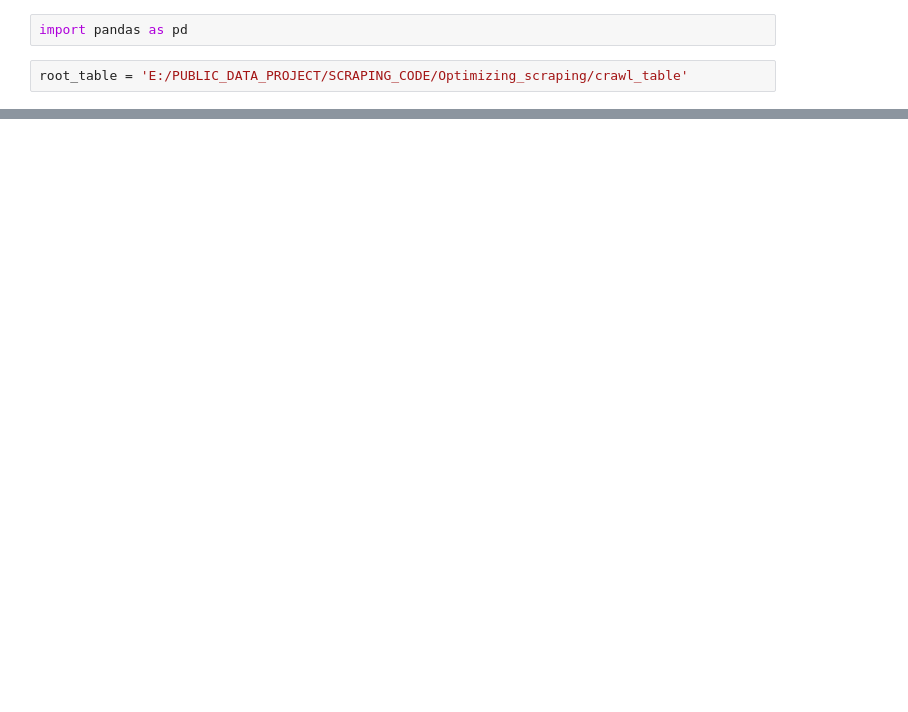
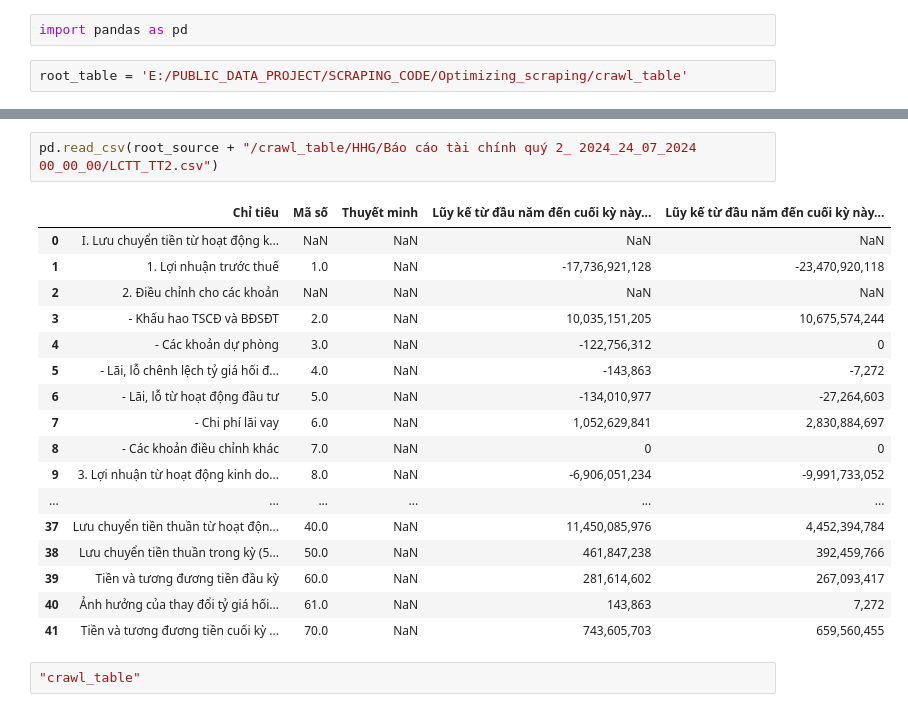
Before and after one commit to giangchicken/SSC_SCRAPING, a Jupyter notebook: crosscheck_Ha/testcase.ipynb, the cells around one changed output, grey strips where cells are left out. Drawn from its saved outputs; the diff is of its cells as text; blank space fills up the shorter version.

```diff
--- a/crosscheck_Ha/testcase.ipynb
+++ b/crosscheck_Ha/testcase.ipynb
@@ -100,0 +139,22 @@ def map_source(df_before, df_after):
+# %%
+pd.read_csv(root_source + "/crawl_table/HHG/Báo cáo tài chính quý 2_ 2024_24_07_2024 00_00_00/LCTT_TT2.csv")
+# %% [output]
+|  | Chỉ tiêu | Mã số | Thuyết minh | Lũy kế từ đầu năm đến cuối kỳ này... | Lũy kế từ đầu năm đến cuối kỳ này... |
+| 0 | I. Lưu chuyển tiền từ hoạt động k... | NaN | NaN | NaN | NaN |
+| 1 | 1. Lợi nhuận trước thuế | 1.0 | NaN | -17,736,921,128 | -23,470,920,118 |
+| 2 | 2. Điều chỉnh cho các khoản | NaN | NaN | NaN | NaN |
+| 3 | - Khấu hao TSCĐ và BĐSĐT | 2.0 | NaN | 10,035,151,205 | 10,675,574,244 |
+| 4 | - Các khoản dự phòng | 3.0 | NaN | -122,756,312 | 0 |
+| 5 | - Lãi, lỗ chênh lệch tỷ giá hối đ... | 4.0 | NaN | -143,863 | -7,272 |
+| 6 | - Lãi, lỗ từ hoạt động đầu tư | 5.0 | NaN | -134,010,977 | -27,264,603 |
+| 7 | - Chi phí lãi vay | 6.0 | NaN | 1,052,629,841 | 2,830,884,697 |
+| 8 | - Các khoản điều chỉnh khác | 7.0 | NaN | 0 | 0 |
+| 9 | 3. Lợi nhuận từ hoạt động kinh do... | 8.0 | NaN | -6,906,051,234 | -9,991,733,052 |
+| ... | ... | ... | ... | ... | ... |
+| 37 | Lưu chuyển tiền thuần từ hoạt độn... | 40.0 | NaN | 11,450,085,976 | 4,452,394,784 |
+| 38 | Lưu chuyển tiền thuần trong kỳ (5... | 50.0 | NaN | 461,847,238 | 392,459,766 |
+| 39 | Tiền và tương đương tiền đầu kỳ | 60.0 | NaN | 281,614,602 | 267,093,417 |
+| 40 | Ảnh hưởng của thay đổi tỷ giá hối... | 61.0 | NaN | 143,863 | 7,272 |
+| 41 | Tiền và tương đương tiền cuối kỳ ... | 70.0 | NaN | 743,605,703 | 659,560,455 |
+# %%
+"crawl_table"
```
Also changed, not shown: parts of 13 cells of this notebook, 2 other files.
